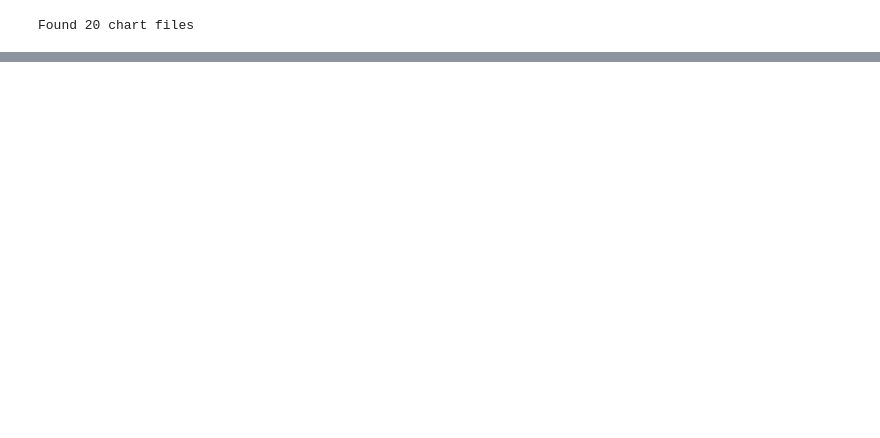
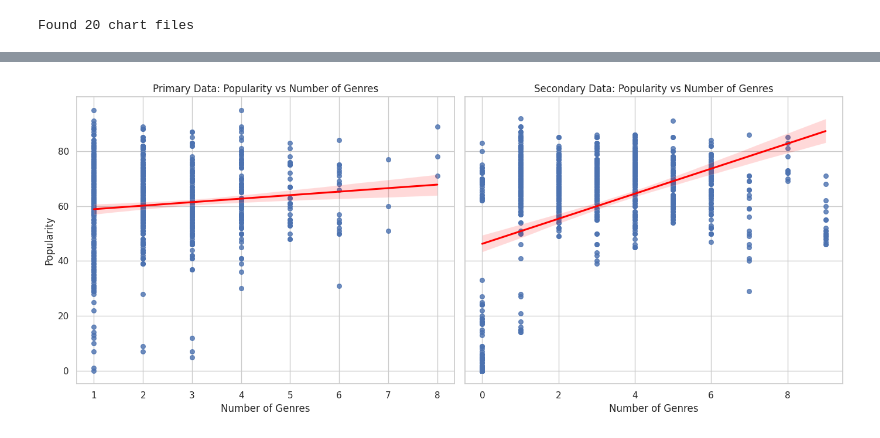
Before and after one commit to aljoharas/datascience, a Jupyter notebook: spotifyproject.ipynb, the cells around one changed output, grey strips where cells are left out. Cells and saved outputs as stored; diff of their text form; code cells hidden in the pictures; blank space fills up the shorter version.

```diff
--- a/spotifyproject.ipynb
+++ b/spotifyproject.ipynb
@@ -376,0 +582,17 @@ single-genre    228.0  63.135965  17.860791  0.0  50.0  66.0  78.0  99.0
+# %%
+fig, axes = plt.subplots(1, 2, figsize=(14,6), sharey=True)
+
+sns.regplot(x='genre_count', y='popularity', data=df_artists, ax=axes[0], scatter_kws={'s':30}, line_kws={'color':'red'})
+axes[0].set_title('Primary Data: Popularity vs Number of Genres')
+axes[0].set_xlabel('Number of Genres')
+axes[0].set_ylabel('Popularity')
+
+sns.regplot(x='genre_count', y='artist_popularity', data=sec, ax=axes[1], scatter_kws={'s':30}, line_kws={'color':'red'})
+axes[1].set_title('Secondary Data: Popularity vs Number of Genres')
+axes[1].set_xlabel('Number of Genres')
+axes[1].set_ylabel('')
+
+plt.tight_layout()
+plt.show()
+# %% [output]
+[figure, added]
```
Also changed, not shown: parts of 15 cells of this notebook.
